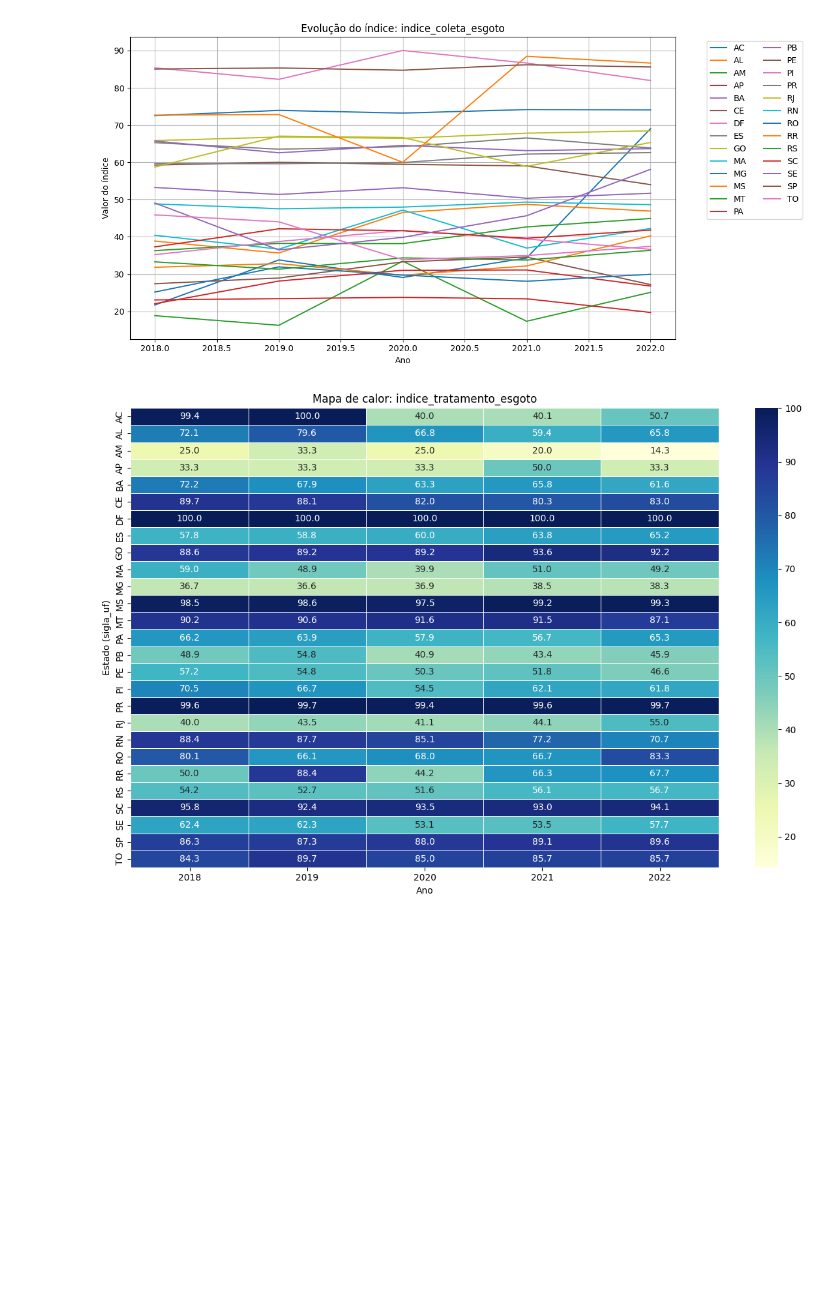
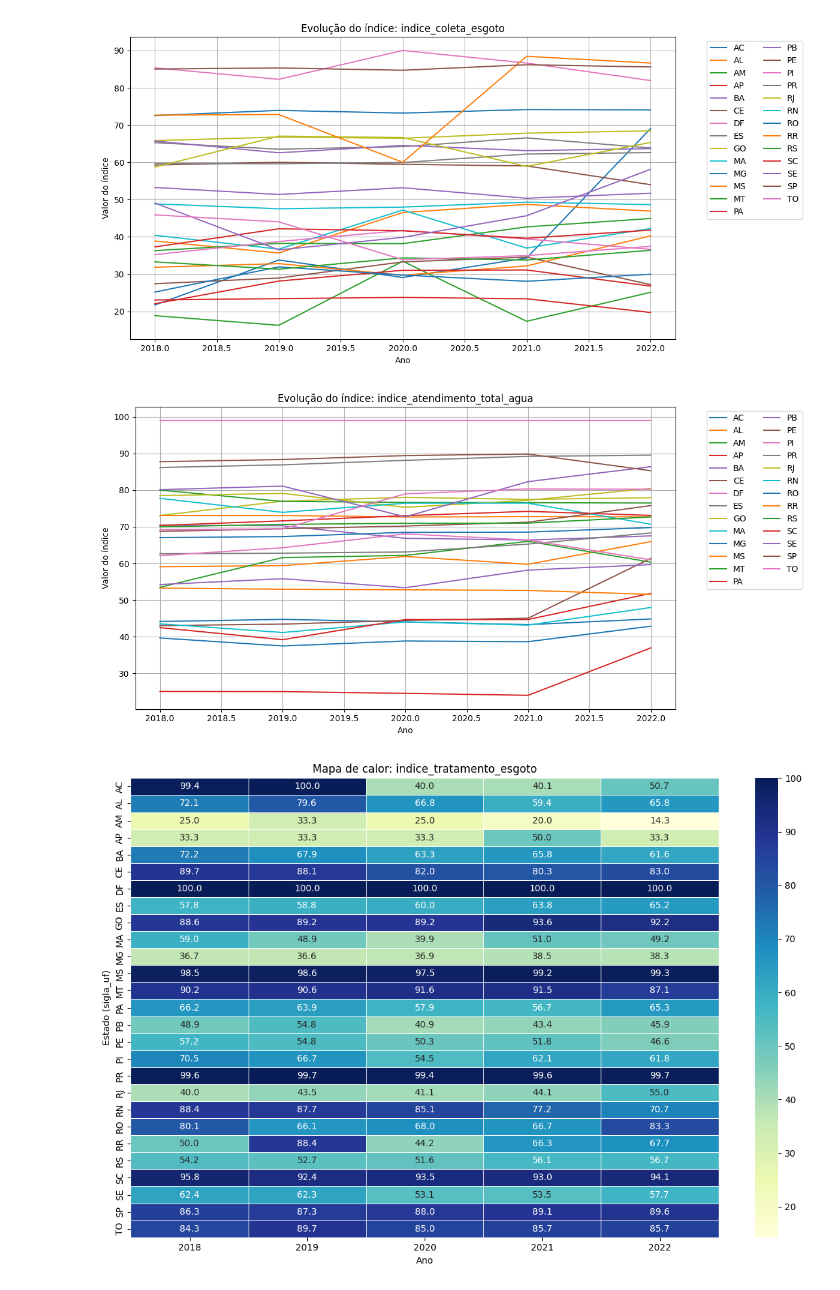
Before and after one commit to bianca-nazare/Projeto_Final_IA, a Jupyter notebook: analise.ipynb, the cells around one changed output. Cells and saved outputs as stored; diff of their text form; code cells hidden in the pictures; blank space fills up the shorter version.

```diff
--- a/analise.ipynb
+++ b/analise.ipynb
@@ -203,6 +206,30 @@ plt.tight_layout()
 plt.show()
 # %% [output]
 [figure]
+# %%
+import matplotlib.pyplot as plt
+
+# Escolha um índice'indice_atendimento_total_agua''
+indice = 'indice_atendimento_total_agua'
+
+# Agrupa por ano e estado (ou só ano para média nacional)
+df_plot = df_filtrado.groupby(['ano', 'sigla_uf'])[indice].mean().reset_index()
+
+# Cria o gráfico
+plt.figure(figsize=(12, 6))
+for estado in df_plot['sigla_uf'].unique():
+    dados_estado = df_plot[df_plot['sigla_uf'] == estado]
+    plt.plot(dados_estado['ano'], dados_estado[indice], label=estado)
+
+plt.title(f"Evolução do índice: {indice}")
+plt.xlabel("Ano")
+plt.ylabel("Valor do índice")
+plt.legend(bbox_to_anchor=(1.05, 1), loc='upper left', ncol=2)
+plt.grid(True)
+plt.tight_layout()
+plt.show()
+# %% [output]
+[figure, added]
 # %%
 import seaborn as sns
 import matplotlib.pyplot as plt
```
Also changed, not shown: parts of 7 cells of this notebook, 2 other files.
